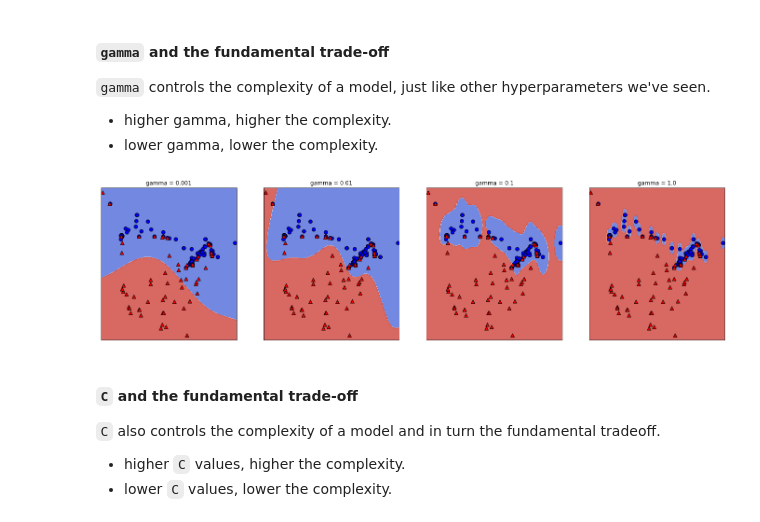
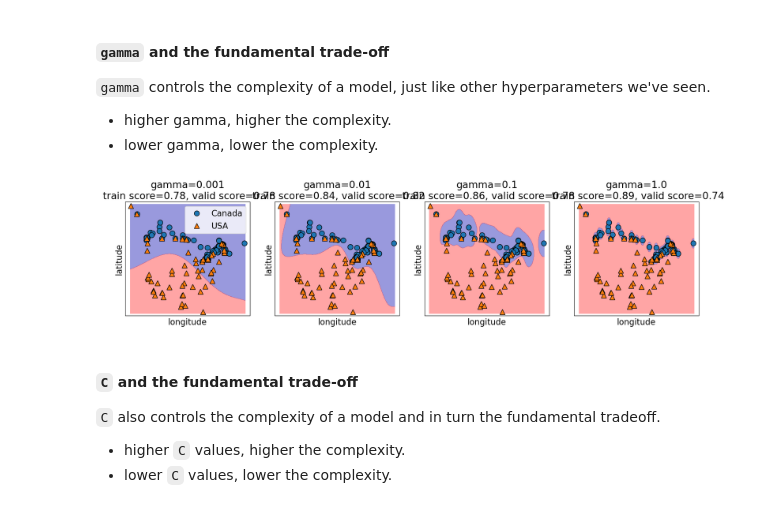
Before and after one commit to bait509-ubc/BAIT509, a Jupyter notebook: _sources/lectures/lecture4.ipynb, the cells around one changed output. Cells and saved outputs as stored; diff of their text form; code cells hidden in the pictures.

```diff
--- a/_sources/lectures/lecture4.ipynb
+++ b/_sources/lectures/lecture4.ipynb
@@ -385,17 +395,15 @@ and in the [`scikit-learn`'s explanation of RBF SVM parameters](https://scikit-l
 
 - higher gamma, higher the complexity.
 - lower gamma, lower the complexity.
-# %%
-plt.figure(figsize=(24, 6))
-for i in range(4):
-    plt.subplot(1, 4, i + 1)
-    gamma = 10.0 ** (i - 3)
-    rbf_svm = SVC(gamma=gamma)
-    rbf_svm.fit(cities_X_train, cities_y_train)
-    plt.title("gamma = %s" % gamma);
-    plot_classifier(cities_X_train, cities_y_train, rbf_svm, ax=plt.gca())
-# %% [output]
-[figure, removed]
+# %%
+gamma = [0.001, 0.01, 0.1, 1.0]
+plot_svc_gamma(
+    gamma,
+    cities_X_train.to_numpy(),
+    cities_y_train.to_numpy()
+)
+# %% [output]
+[figure, added]
 # %% [markdown]
 #### `C` and the fundamental trade-off
 
```
Also changed, not shown: parts of 19 cells of this notebook, 8 other files.
